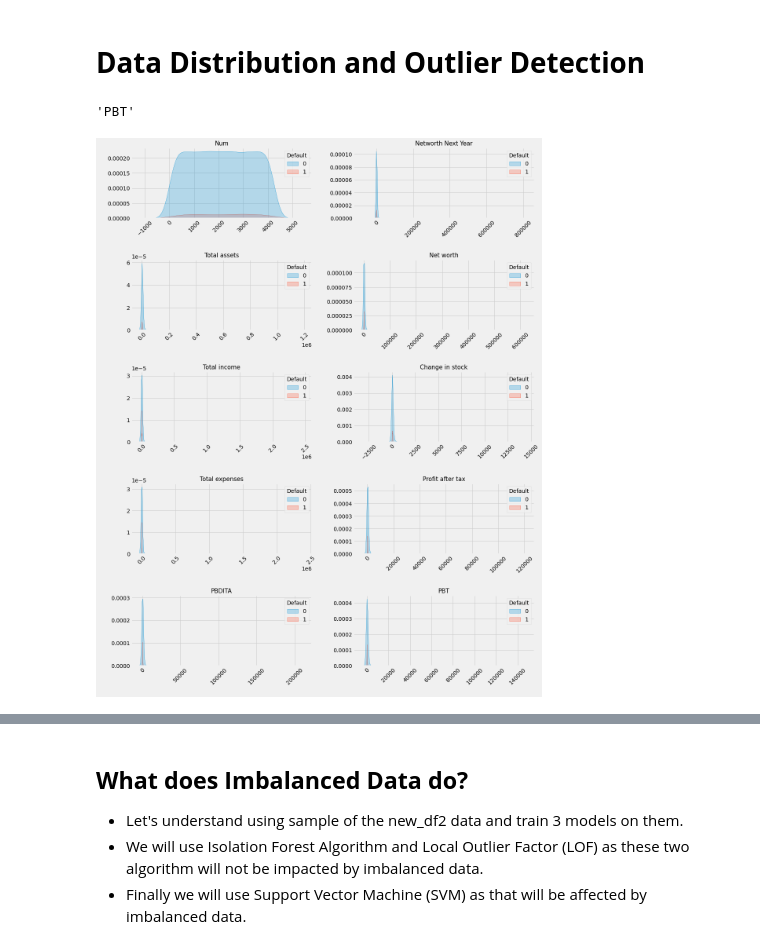
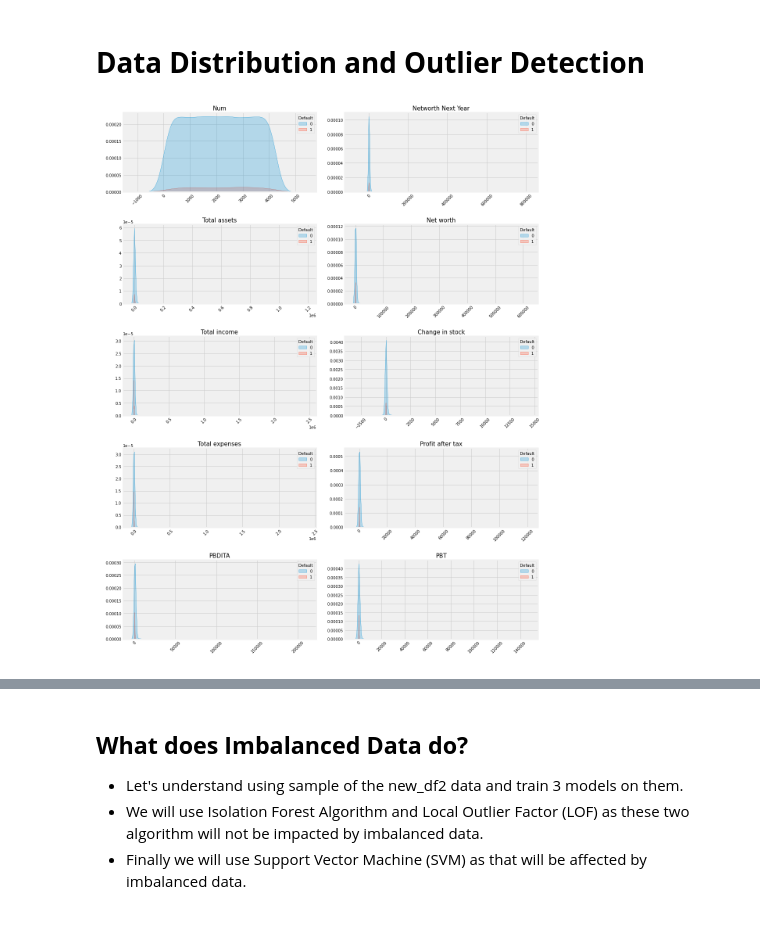
Before and after one commit to snikhil17/Finance-and-Risk-Analytics, a Jupyter notebook: Notebooks/Defaulter.ipynb, the cells around one changed output, grey strips where cells are left out. Drawn from its saved outputs; the diff is of its cells as text; code cells hidden in the pictures.

```diff
--- a/Notebooks/Defaulter.ipynb
+++ b/Notebooks/Defaulter.ipynb
@@ -141,19 +142,17 @@ df_train['Default'].value_counts()
 Name: Default, dtype: int64
 # %% [markdown]
 # **Data Distribution and Outlier Detection**
-# %%
-list(df_train.columns)[9]
-# %% [output]
-'PBT'
 # %%
+"""Distribution of First 10 Columns"""
+
 plt.figure(figsize = (16,20))
 for i,col in enumerate(list(df_train.columns)[:10]):
   plt.subplot(5,2,i+1)
   sns.kdeplot(x = col, data = df_train, hue = 'Default',  shade = True)
   plt.xticks(rotation = 45)
   plt.title(col, fontsize = 15)
   plt.xlabel(" ")
   plt.ylabel(" ")
   plt.tight_layout()
 # %% [output]
-[figure, old version]
+[figure, new version]
```
Also changed, not shown: parts of 24 cells of this notebook.
